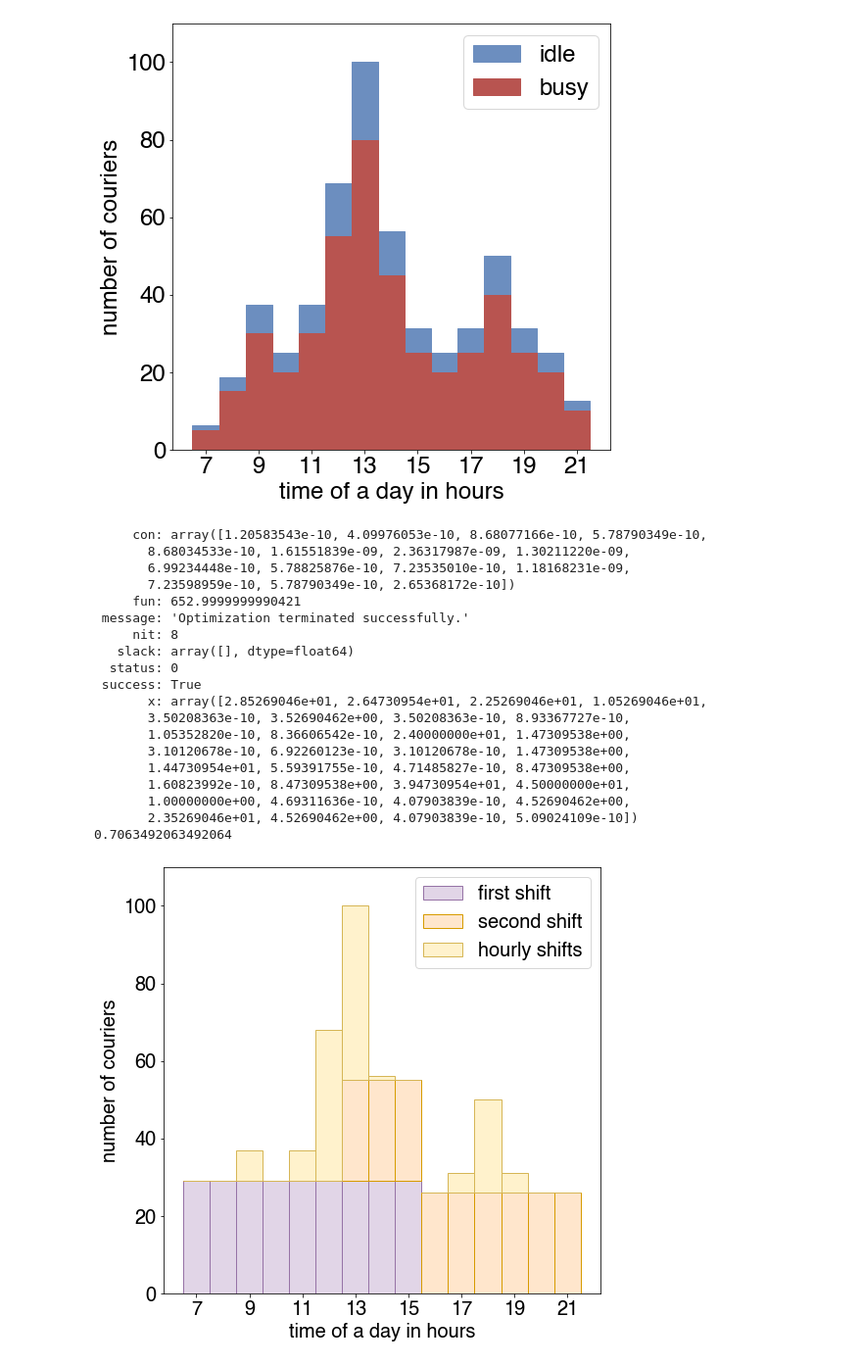
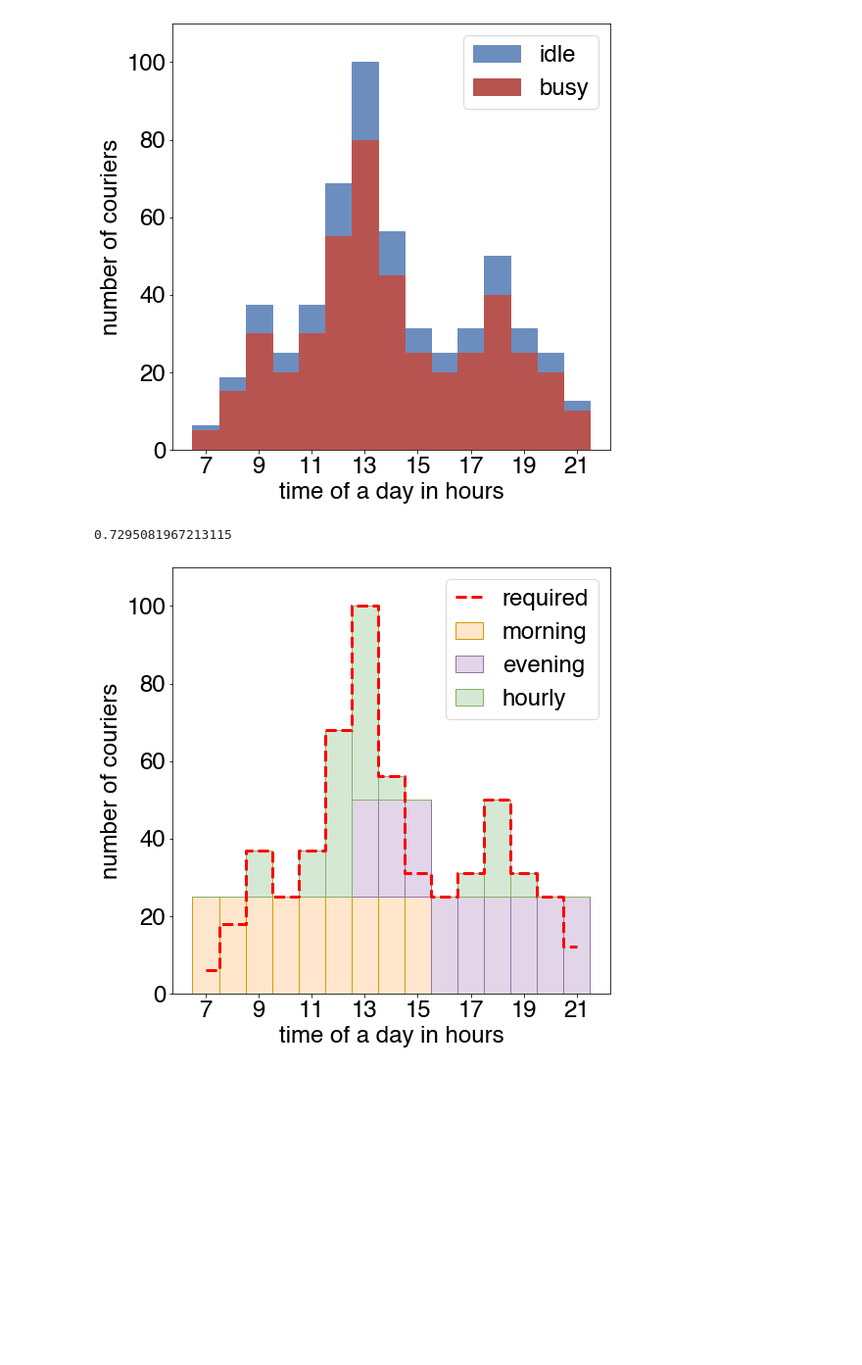
Before and after one commit to IlyaZinkovich/courier-shifts-planning, a Jupyter notebook: analysis.ipynb, the cells around one changed output. Shown at 98% size. Drawn from its saved outputs; the diff is of its cells as text; code cells hidden in the pictures; blank space fills up the shorter version.

```diff
--- a/analysis.ipynb
+++ b/analysis.ipynb
@@ -54,7 +57,7 @@ plt.savefig('2020-07-16-shifts-planning--hourly-couriers-engagement-ideal.svg')
 # %% [output]
 [figure]
 # %%
-def solve_better(required_supply, max_part_time_per_hour, shift_padding = 0):
+def solve(required_supply, max_part_time_per_hour, shift_padding = 0):
     full_time = np.zeros((2, hours.size))
     for j in range(shift_padding, 9 + shift_padding):
         full_time[0][j] = 1
@@ -67,59 +70,39 @@ def solve_better(required_supply, max_part_time_per_hour, shift_padding = 0):
     A_eq = np.vstack((full_time, slack_time, part_time)).transpose()
     B_eq = required_supply
     c = np.concatenate((np.full((np.size(full_time, 0)), 8), np.full(np.size(slack_time, 0), 1), np.full(np.size(part_time, 0), 1)), axis=0)
 #     print(A_eq)
 #     print(B_eq)
 #     print(c)
     x_bounds = np.concatenate(([[0, 100]] * (np.size(full_time, 0) + np.size(slack_time, 0)), [[0, max_part_time_per_hour]] * np.size(part_time, 0)))
 #     print(x_bounds)
 #     x_bounds = None
     res = linprog(c, A_eq = A_eq, b_eq = B_eq, bounds = x_bounds, method = 'interior-point')
-    print(res)
+#     print(res)
     return np.round(np.array(res.x))
 
-def plot_better(shifts, ideal, shift_padding = 0):
+def plot(shifts, ideal, shift_padding = 0):
     full_time = np.zeros((2, hours.size))
     for j in range(shift_padding, 9 + shift_padding):
         full_time[0][j] = shifts[0]
     for j in range(hours.size - (9 + shift_padding), hours.size - shift_padding):
         full_time[1][j] = shifts[1]
     part_time = np.zeros((hours.size, hours.size))
     row, col = np.diag_indices(part_time.shape[0])
     part_time[row, col] = shifts[(2 + hours.size):]
 #     print(part_time)
     all_time = np.concatenate([full_time, part_time])
     print(np.sum(busy) / np.sum(all_time))
     _, ax = plt.subplots(figsize = (8, 8))
     ax.set_xlabel('time of a day in hours')
     ax.set_ylabel('number of couriers')
     ax.set_ylim(0, max(np.sum(full_time, axis = 0) + np.sum(part_time, axis = 0)) + 10)
-    ax.bar(hours, full_time[0], width = 1, color = '#E1D5E7', edgecolor = '#9673A6', label = 'first shift')
-    ax.bar(hours, full_time[1], width = 1, bottom = full_time[0], color = '#FFE6CC', edgecolor = '#D79B00', label = 'second shift')
-    ax.bar(hours, np.sum(part_time, axis = 0), width = 1, bottom = np.sum(full_time, axis = 0), color = '#FFF2CC', edgecolor = '#D6B656', label = 'hourly shifts')
-#     ax.plot(hours, ideal, linewidth = 4, linestyle = 'dashed', color = '#82B366')
-    ax.legend(loc = 'upper right')
+    ax.bar(hours, full_time[0], width = 1, color = '#FFE6CC', edgecolor = '#D79B00', label = 'morning')
+    ax.bar(hours, full_time[1], width = 1, bottom = full_time[0], color = '#E1D5E7', edgecolor = '#9673A6', label = 'evening')
+    ax.bar(hours, np.sum(part_time, axis = 0), width = 1, bottom = np.sum(full_time, axis = 0), color = '#D5E8D4', edgecolor = '#82B366', label = 'hourly')
+    ax.step(hours, ideal, where='mid', linewidth = 3, linestyle = 'dashed', color = 'red', label = 'required')
+    ax.legend(loc = 'upper right', handlelength = 1.2)
     plt.xticks(np.delete(hours, np.arange(1, hours.size, 2)))
     plt.savefig('shifts.svg')
-
-plot_better(solve_better(optimal, 45), optimal)
 # %% [output]
-     con: array([1.20583543e-10, 4.09976053e-10, 8.68077166e-10, 5.78790349e-10,
-       8.68034533e-10, 1.61551839e-09, 2.36317987e-09, 1.30211220e-09,
-       6.99234448e-10, 5.78825876e-10, 7.23535010e-10, 1.18168231e-09,
-       7.23598959e-10, 5.78790349e-10, 2.65368172e-10])
-     fun: 652.9999999990421
- message: 'Optimization terminated successfully.'
-     nit: 8
-   slack: array([], dtype=float64)
-  status: 0
- success: True
-       x: array([2.85269046e+01, 2.64730954e+01, 2.25269046e+01, 1.05269046e+01,
-       3.50208363e-10, 3.52690462e+00, 3.50208363e-10, 8.93367727e-10,
-       1.05352820e-10, 8.36606542e-10, 2.40000000e+01, 1.47309538e+00,
-       3.10120678e-10, 6.92260123e-10, 3.10120678e-10, 1.47309538e+00,
-       1.44730954e+01, 5.59391755e-10, 4.71485827e-10, 8.47309538e+00,
-       1.60823992e-10, 8.47309538e+00, 3.94730954e+01, 4.50000000e+01,
-       1.00000000e+00, 4.69311636e-10, 4.07903839e-10, 4.52690462e+00,
-       2.35269046e+01, 4.52690462e+00, 4.07903839e-10, 5.09024109e-10])
-0.7063492063492064
+0.7295081967213115
-[figure, old version]
+[figure, new version]
```
Also changed, not shown: parts of 4 cells of this notebook, 3 other files.
